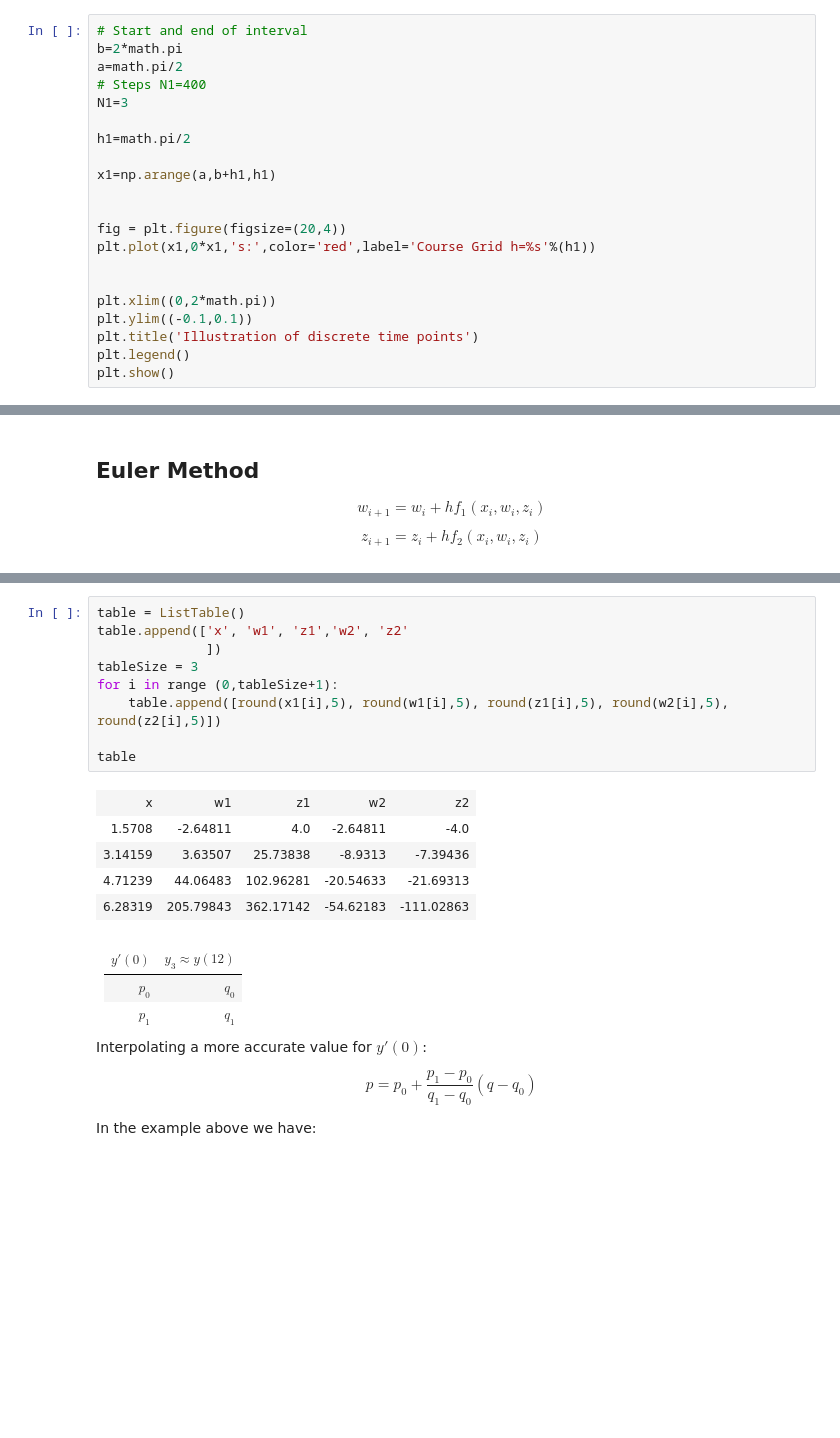
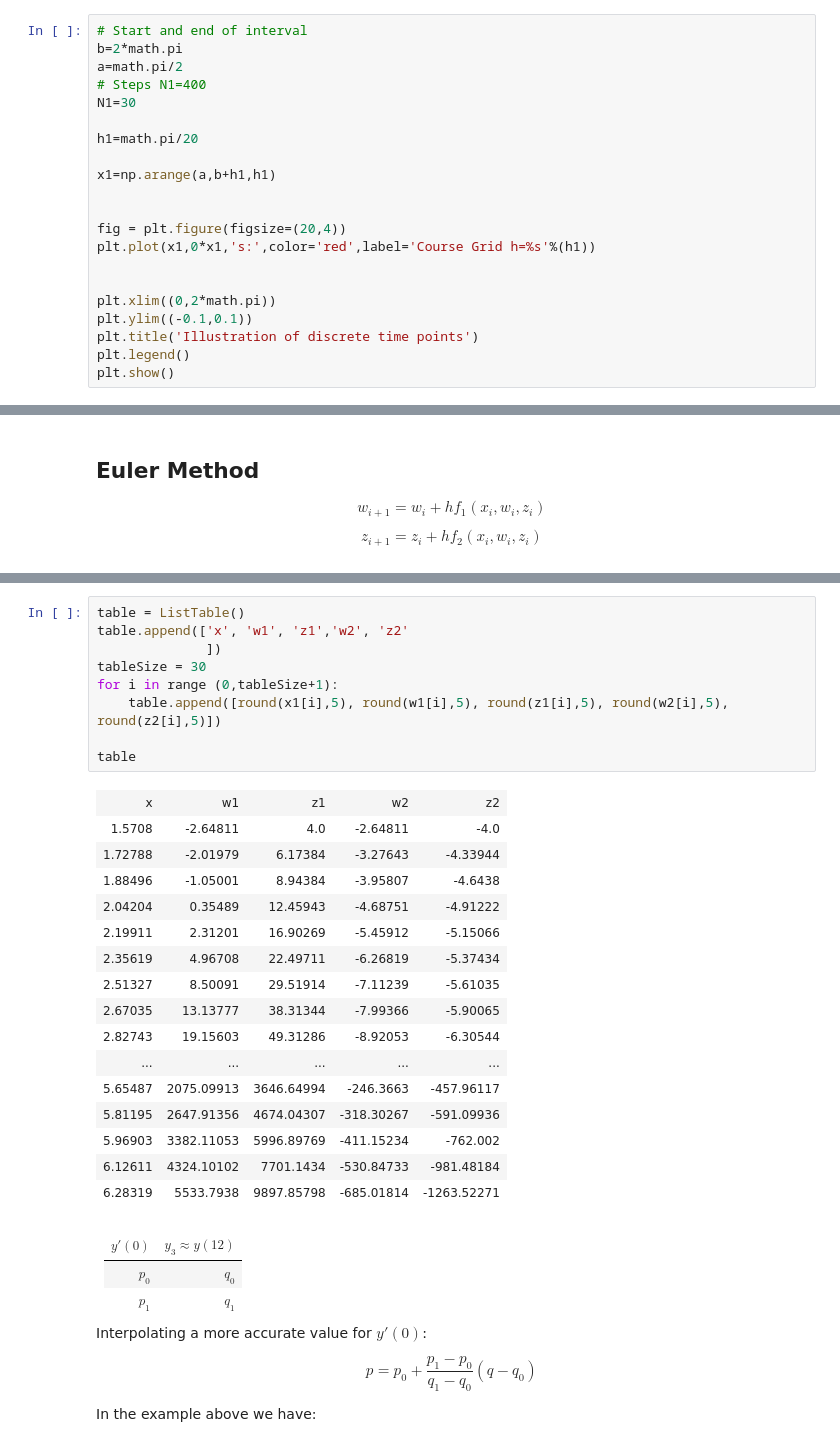
Before and after one commit to JasonBorland/TUD_MATH3835_NA_DE, a Jupyter notebook: MATH3835_TS2_Q3B.ipynb, the cells around one changed output, grey strips where cells are left out. Saved outputs shown, nothing was run; the diff lists cells and outputs as text; blank space fills up the shorter version.

```diff
--- a/MATH3835_TS2_Q3B.ipynb
+++ b/MATH3835_TS2_Q3B.ipynb
@@ -78,9 +78,9 @@ for  $i=0,1,...,4$.
 b=2*math.pi
 a=math.pi/2
 # Steps N1=400
-N1=3
+N1=30
 
-h1=math.pi/2
+h1=math.pi/20
 
 x1=np.arange(a,b+h1,h1)
 
@@ -160,18 +160,29 @@ Text(0.5, 1.0, 'BVP Shooting Method 1st and 2nd Guesses (z=5,-100) solution')
 # %%
 table = ListTable()
 table.append(['x', 'w1', 'z1','w2', 'z2'
               ])
-tableSize = 3
+tableSize = 30
 for i in range (0,tableSize+1):
     table.append([round(x1[i],5), round(w1[i],5), round(z1[i],5), round(w2[i],5), round(z2[i],5)])
 
 table
 # %% [output]
 | x | w1 | z1 | w2 | z2 |
 | 1.5708 | -2.64811 | 4.0 | -2.64811 | -4.0 |
-| 3.14159 | 3.63507 | 25.73838 | -8.9313 | -7.39436 |
-| 4.71239 | 44.06483 | 102.96281 | -20.54633 | -21.69313 |
-| 6.28319 | 205.79843 | 362.17142 | -54.62183 | -111.02863 |
+| 1.72788 | -2.01979 | 6.17384 | -3.27643 | -4.33944 |
+| 1.88496 | -1.05001 | 8.94384 | -3.95807 | -4.6438 |
+| 2.04204 | 0.35489 | 12.45943 | -4.68751 | -4.91222 |
+| 2.19911 | 2.31201 | 16.90269 | -5.45912 | -5.15066 |
+| 2.35619 | 4.96708 | 22.49711 | -6.26819 | -5.37434 |
+| 2.51327 | 8.50091 | 29.51914 | -7.11239 | -5.61035 |
+| 2.67035 | 13.13777 | 38.31344 | -7.99366 | -5.90065 |
+| 2.82743 | 19.15603 | 49.31286 | -8.92053 | -6.30544 |
+| ... | ... | ... | ... | ... |
+| 5.65487 | 2075.09913 | 3646.64994 | -246.3663 | -457.96117 |
+| 5.81195 | 2647.91356 | 4674.04307 | -318.30267 | -591.09936 |
+| 5.96903 | 3382.11053 | 5996.89769 | -411.15234 | -762.002 |
+| 6.12611 | 4324.10102 | 7701.1434 | -530.84733 | -981.48184 |
+| 6.28319 | 5533.7938 | 9897.85798 | -685.01814 | -1263.52271 |
 # %% [markdown]
 $y'(0)$ | $y_3 \approx y(12)$ |
 --- | --- |
```
Also changed, not shown: parts of 8 cells of this notebook, 3 other files.
